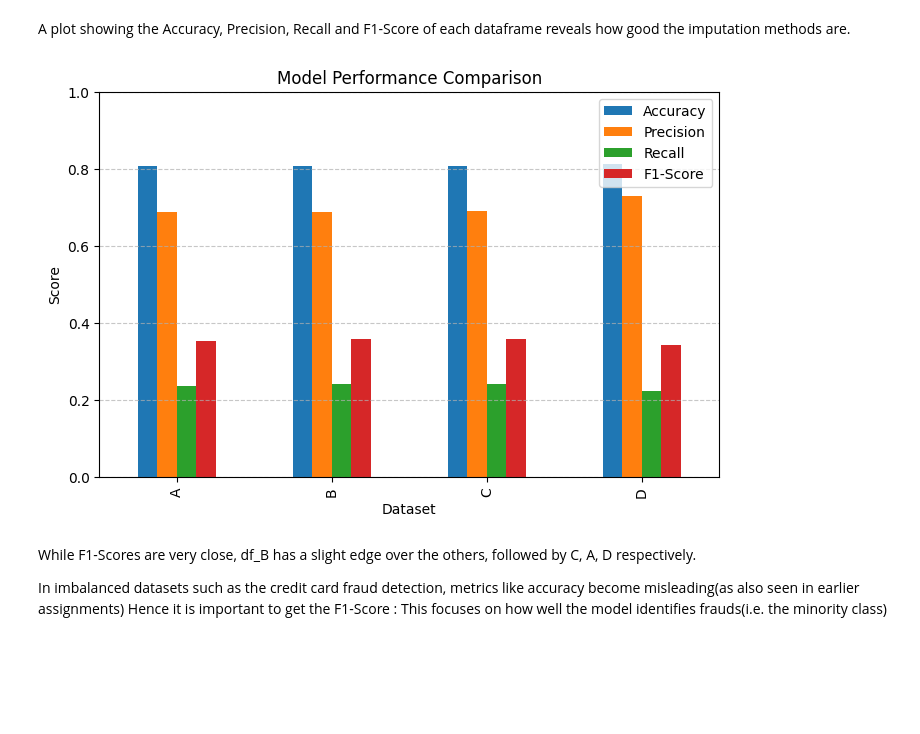
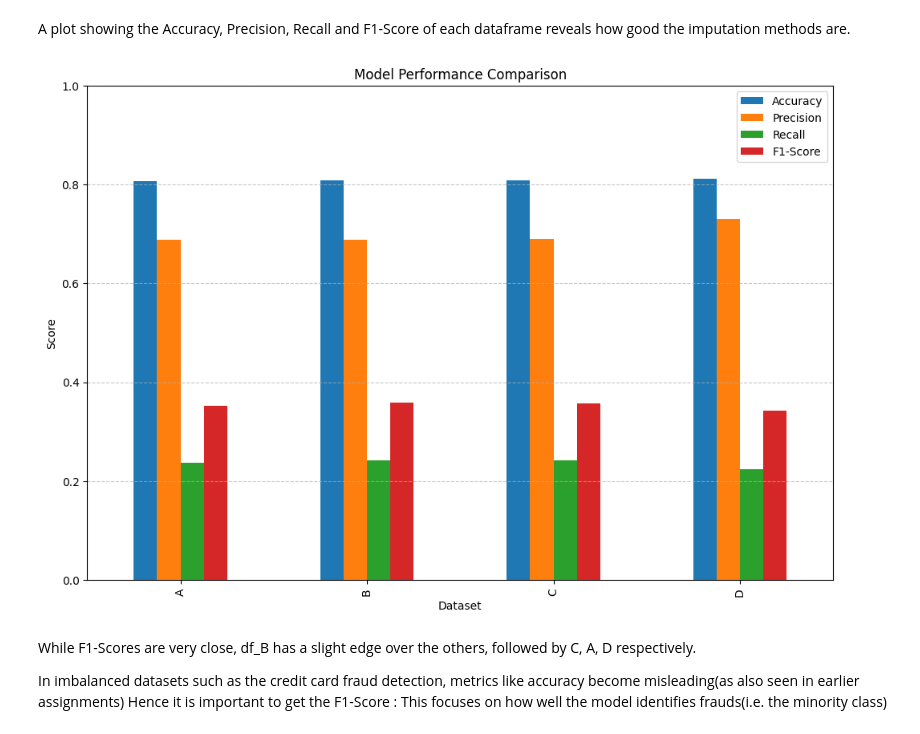
Before and after one commit to MarchingUndead/DA5401-A6-ME22B188, a Jupyter notebook: DA5401_A6_ME22B188.ipynb, the cells around one changed output. Saved outputs shown, nothing was run; the diff lists cells and outputs as text; code cells hidden in the pictures; blank space fills up the shorter version.

```diff
--- a/DA5401_A6_ME22B188.ipynb
+++ b/DA5401_A6_ME22B188.ipynb
@@ -86,7 +86,7 @@ We must select only the numeric data type columns, since categorical columns can
 # %%
 num_cols= df_dirty.select_dtypes(include = [np.number]).columns.tolist()
 
-linear_imputer = IterativeImputer( estimator=LinearRegression(),random_state=42,max_iter=10,initial_strategy='median')
+linear_imputer = IterativeImputer( estimator=LinearRegression(),random_state=42,max_iter=5,initial_strategy='median')
 
 df_B = df_dirty.copy()
 df_B[num_cols] = linear_imputer.fit_transform(df_B[num_cols])
@@ -216,14 +216,14 @@ D        0.811687   0.730245  0.223893  0.342711
 # %% [markdown]
 A plot showing the Accuracy, Precision, Recall and F1-Score of each dataframe reveals how good the imputation methods are.
 # %%
-results_df.plot(kind="bar", figsize=(8,5))
+results_df.plot(kind="bar", figsize=(12,8))
 plt.title("Model Performance Comparison")
 plt.ylabel("Score")
 plt.ylim(0,1)
 plt.grid(axis="y", linestyle="--", alpha=0.7)
 plt.show()
 # %% [output]
-[figure, old version]
+[figure, new version]
 # %% [markdown]
 While F1-Scores are very close, df_B has a slight edge over the others, followed by C, A, D respectively.
 
```
Also changed, not shown: parts of 1 cell of this notebook.
